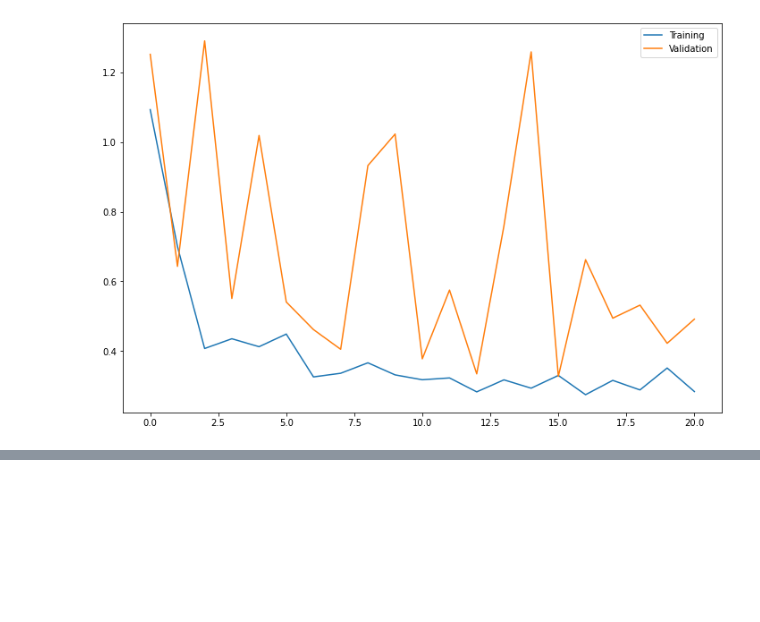
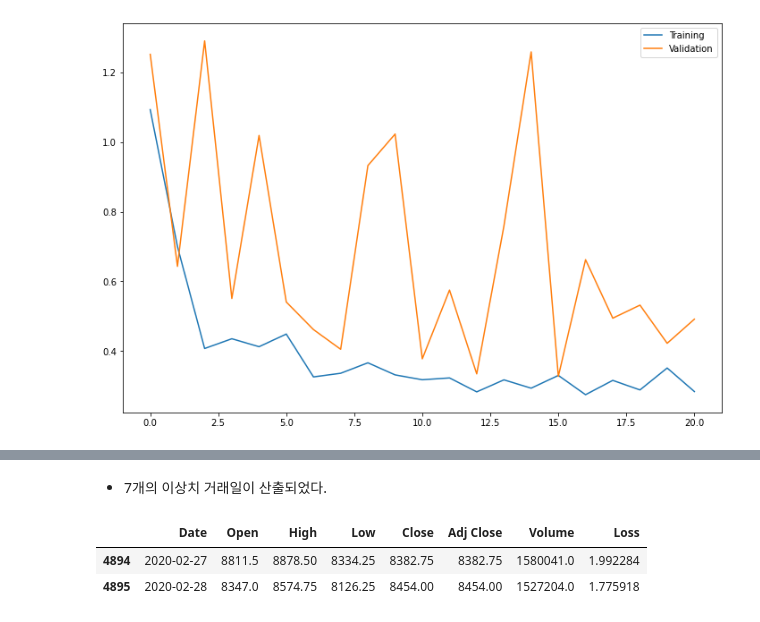
Before and after one commit to janggunhee/CS231n-study, a Jupyter notebook: Mini_Project_Anomaly_Detection/E20.Anomaly_Detection.ipynb, the cells around one changed output, grey strips where cells are left out. Saved outputs shown, nothing was run; the diff lists cells and outputs as text; code cells hidden in the pictures; blank space fills up the shorter version.

```diff
--- a/Mini_Project_Anomaly_Detection/E20.Anomaly_Detection.ipynb
+++ b/Mini_Project_Anomaly_Detection/E20.Anomaly_Detection.ipynb
@@ -739,0 +770,9 @@ plt.legend()
+# %% [markdown]
+- 7개의 이상치 거래일이 산출되었다.
+# %%
+threshold = 1.75
+test_df.loc[test_df.Loss>threshold]
+# %% [output]
+|  | Date | Open | High | Low | Close | Adj Close | Volume | Loss |
+| 4894 | 2020-02-27 | 8811.5 | 8878.50 | 8334.25 | 8382.75 | 8382.75 | 1580041.0 | 1.992284 |
+| 4895 | 2020-02-28 | 8347.0 | 8574.75 | 8126.25 | 8454.00 | 8454.00 | 1527204.0 | 1.775918 |
```
Also changed, not shown: parts of 4 cells of this notebook.
